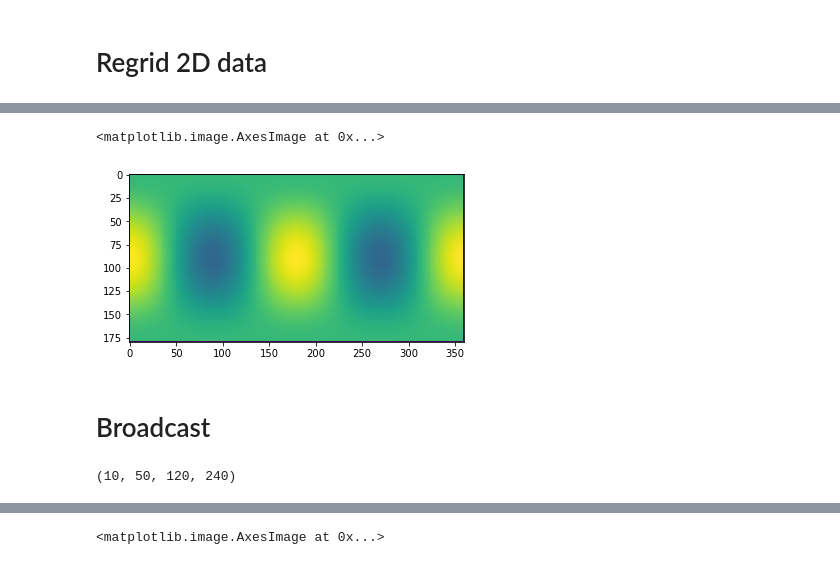
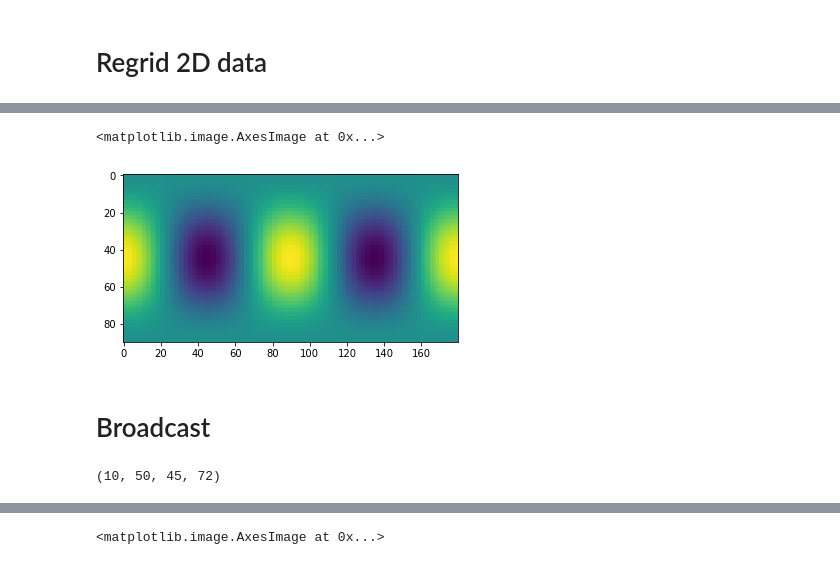
Before and after one commit to JiaweiZhuang/xESMF, a Jupyter notebook: examples/test_frontend.ipynb, the cells around one changed output, grey strips where cells are left out. Cells and saved outputs as stored; diff of their text form; code cells hidden in the pictures.

```diff
--- a/examples/test_frontend.ipynb
+++ b/examples/test_frontend.ipynb
@@ -13,8 +13,8 @@ importlib.reload(xe)
 # %% [markdown]
 # build regridder
 # %%
-ds_in = xe.util.grid_global(1.5, 1.5)
-ds_out = xe.util.grid_global(1.0, 1.0)
+ds_in = xe.util.grid_global(5, 4)
+ds_out = xe.util.grid_global(2, 2)
 ds_out
 # %% [output]
 <xarray.Dataset>
@@ -30,3 +43,5 @@ Data variables:
 # %%
-regridder = xe.Regridder(ds_in, ds_out, 'bilinear', clobber=True)
+regridder = xe.Regridder(ds_in.rename(dict(x='x_new')),
+                         ds_out.rename(dict(x='x_new')),
+                         'conservative', reuse_weights=True)
 # %% [output]
@@ -61,10 +69,10 @@ ax.set_title('original data on source grid', fontsize=20)
 # %%
 outdata = regridder(ds_in['data'])
 # %%
-plt.imshow(outdata, vmax=3, vmin=0)
+plt.imshow(outdata, vmax=3, vmin=1)
 # %% [output]
 <matplotlib.image.AxesImage at 0x...>
-[figure, old version]
+[figure, new version]
 # %% [markdown]
 # Broadcast
 # %%
@@ -75,7 +83,7 @@ ds_in['data4D'] = ds_in['time'] * ds_in['lev'] * ds_in['data']
 # %%
 ds_in['data4D'].shape
 # %% [output]
-(10, 50, 120, 240)
+(10, 50, 45, 72)
 # %%
 %time outdata4D = regridder(ds_in['data4D'])
 # %% [output]
```
Also changed, not shown: parts of 9 cells of this notebook, 1 other file.
